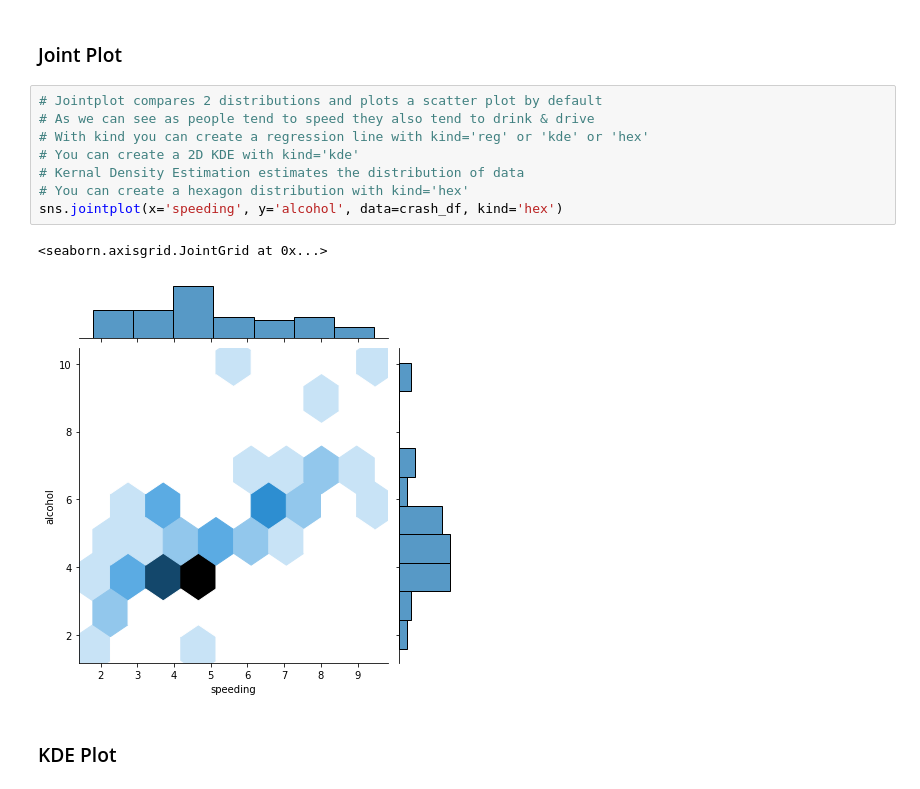
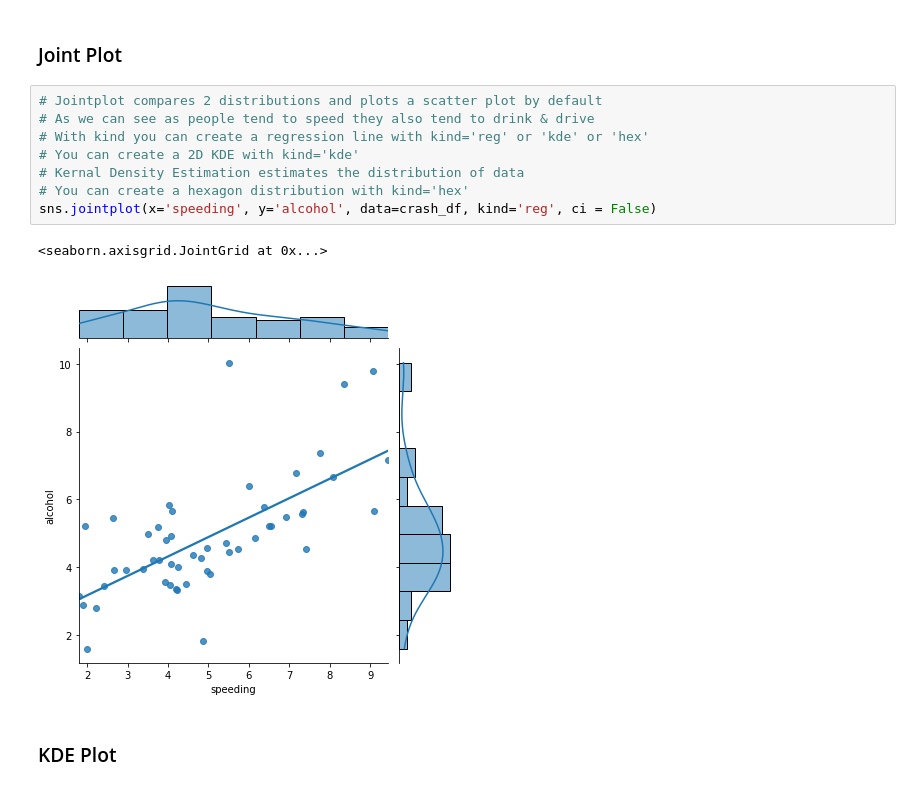
Before and after one commit to saipraveen-a/Machine-Learning, a Jupyter notebook: seaborn/seaborn.ipynb, the cells around one changed output. Saved outputs shown, nothing was run; the diff lists cells and outputs as text.

```diff
--- a/seaborn/seaborn.ipynb
+++ b/seaborn/seaborn.ipynb
@@ -73,14 +93,14 @@ dtype: int64
 # %%
 # Jointplot compares 2 distributions and plots a scatter plot by default
 # As we can see as people tend to speed they also tend to drink & drive
 # With kind you can create a regression line with kind='reg' or 'kde' or 'hex'
 # You can create a 2D KDE with kind='kde'
 # Kernal Density Estimation estimates the distribution of data
 # You can create a hexagon distribution with kind='hex'
-sns.jointplot(x='speeding', y='alcohol', data=crash_df, kind='hex')
+sns.jointplot(x='speeding', y='alcohol', data=crash_df, kind='reg', ci = False)
 # %% [output]
 <seaborn.axisgrid.JointGrid at 0x...>
-[figure, old version]
+[figure, new version]
 # %% [markdown]
 ### KDE Plot
 # %%
```
Also changed, not shown: parts of 3 cells of this notebook, 6 other files.
